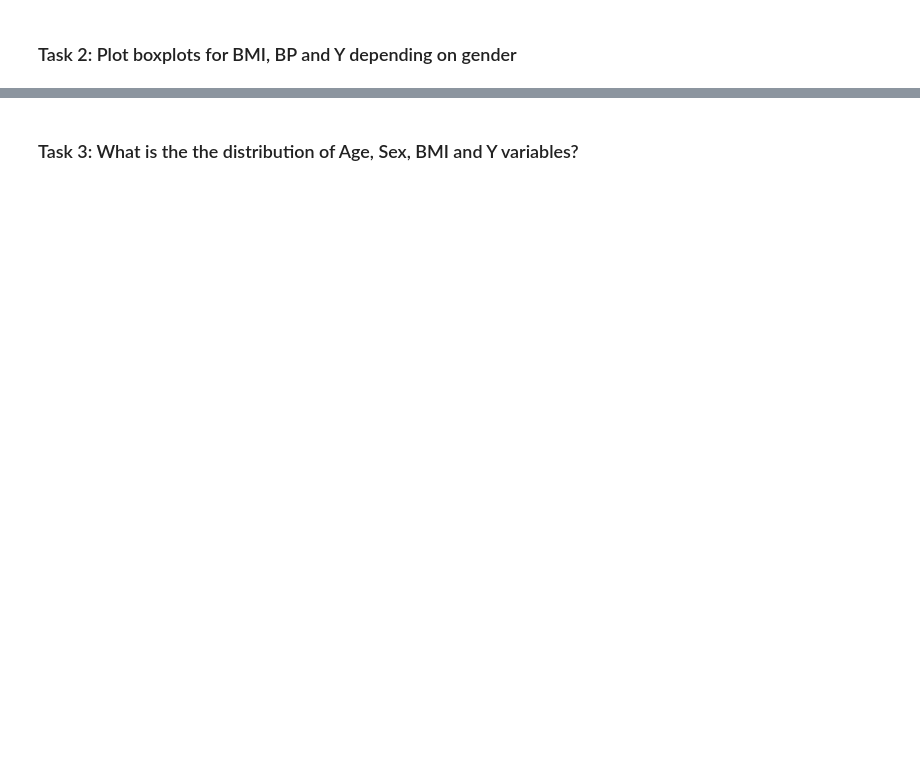
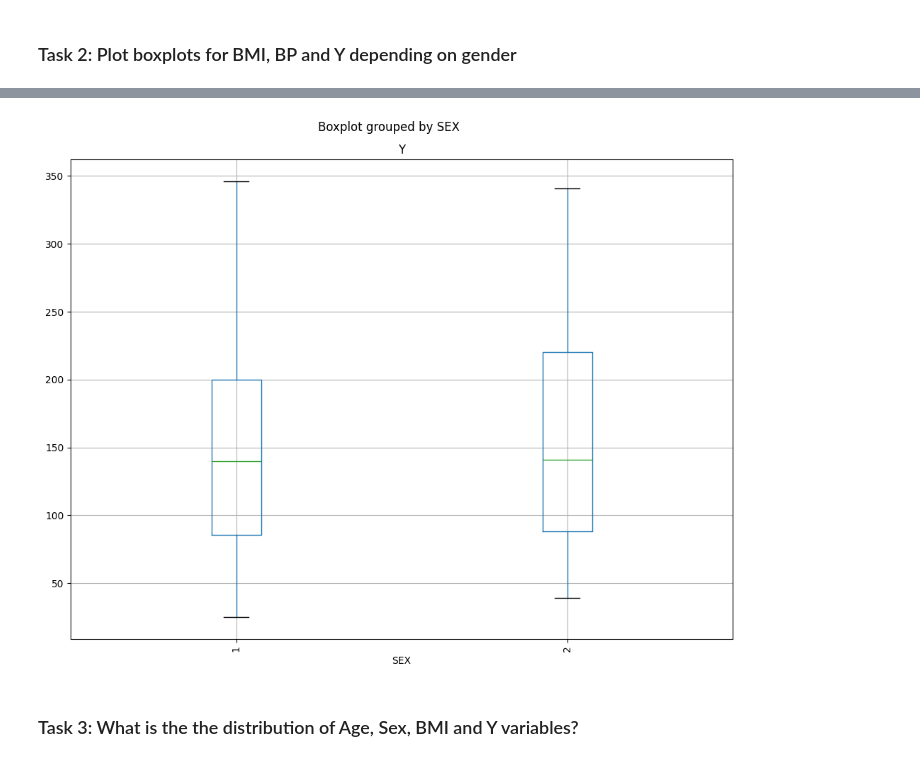
Before and after one commit to fikranaufal/Python_Project, a Jupyter notebook: Data-Science-For-Beginners/1-Introduction/04-stats-and-probability/assignment.ipynb, the cells around one changed output, grey strips where cells are left out. Saved outputs shown, nothing was run; the diff lists cells and outputs as text; code cells hidden in the pictures; blank space fills up the shorter version.

```diff
--- a/Data-Science-For-Beginners/1-Introduction/04-stats-and-probability/assignment.ipynb
+++ b/Data-Science-For-Beginners/1-Introduction/04-stats-and-probability/assignment.ipynb
@@ -33,2 +66,10 @@ Let's study this dataset using methods of probability and statistics.
+# %%
+# Boxplot for Y
+df.boxplot(column='Y', by='SEX', figsize=(10,8))
+plt.xticks(rotation='vertical')
+plt.tight_layout()
+plt.show()
+# %% [output]
+[figure, added]
 # %% [markdown]
 ### Task 3: What is the the distribution of Age, Sex, BMI and Y variables?
```
Also changed, not shown: parts of 25 cells of this notebook, 2 other files.
